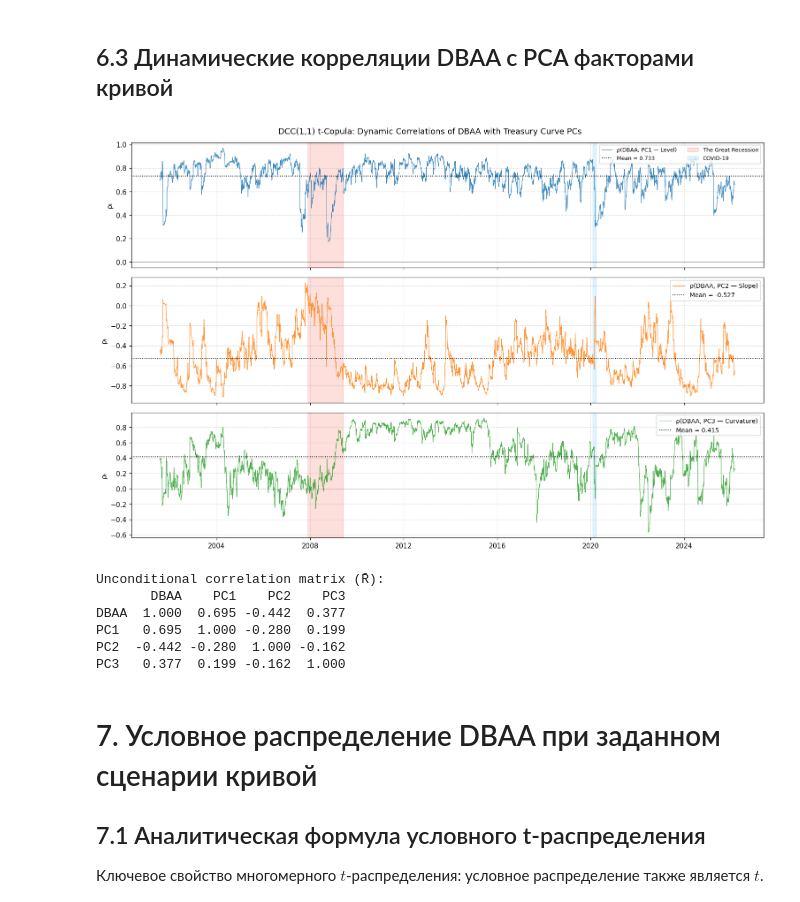
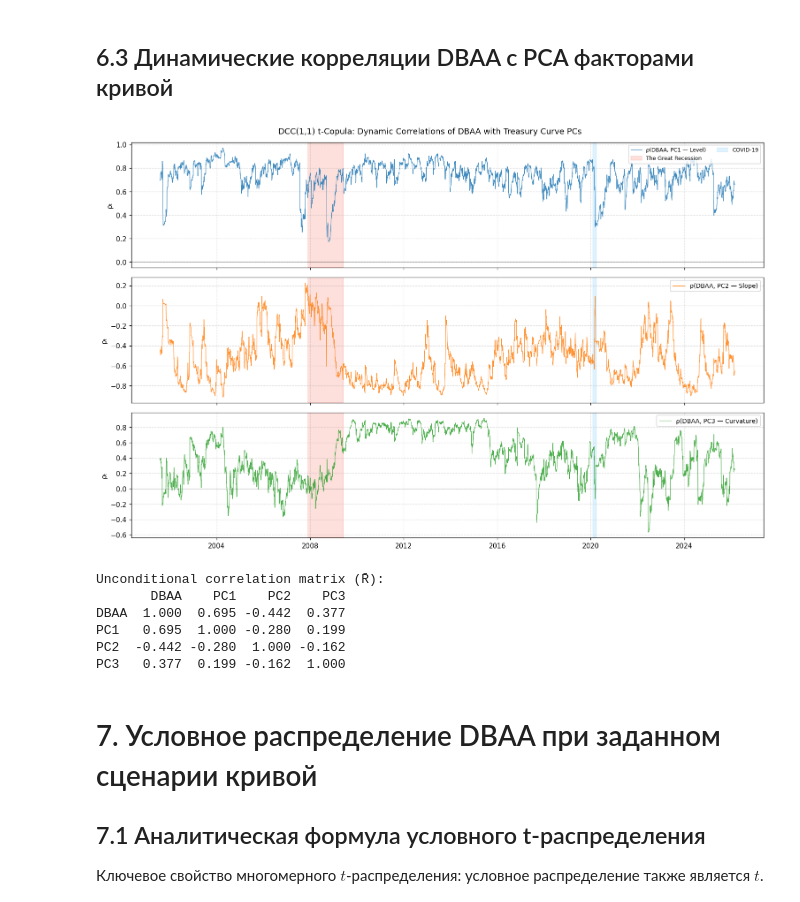
Before and after one commit to princebelkovetz/credit-market-risk, a Jupyter notebook: research/term_structure_copula.ipynb, the cells around one changed output. Saved outputs shown, nothing was run; the diff lists cells and outputs as text; code cells hidden in the pictures.

Commit message:
Small fixes of plots

```diff
--- a/research/term_structure_copula.ipynb
+++ b/research/term_structure_copula.ipynb
@@ -628,36 +628,35 @@ rho_dbaa_pc1 = R_seq[:, 0, 1]
 rho_dbaa_pc2 = R_seq[:, 0, 2]
 rho_dbaa_pc3 = R_seq[:, 0, 3]
 
 fig, axes = plt.subplots(3, 1, figsize=(14, 9), sharex=True)
 
 corr_pairs = [
     (rho_dbaa_pc1, 'ρ(DBAA, PC1 — Level)',    'tab:blue'),
     (rho_dbaa_pc2, 'ρ(DBAA, PC2 — Slope)',    'tab:orange'),
     (rho_dbaa_pc3, 'ρ(DBAA, PC3 — Curvature)', 'tab:green'),
 ]
 
+
 for ax, (rho, label, color) in zip(axes, corr_pairs):
     ax.plot(dates, rho, color=color, linewidth=0.8, alpha=0.85, label=label)
-    ax.axhline(rho.mean(), color='black', linestyle=':', linewidth=1.2,
-               label=f'Mean = {rho.mean():.3f}')
     ax.axhline(0, color='black', linewidth=0.5, alpha=0.4)
     ax.set_ylabel('ρₜ')
     ax.legend(loc='upper right', fontsize=9)
     ax.grid(True, linestyle='--', alpha=0.4)
     for s, e, c, n in crises:
         ax.axvspan(pd.Timestamp(s), pd.Timestamp(e), color=c, alpha=0.25,
                    label=n if ax is axes[0] else '_nolegend_')
 
 axes[0].legend(loc='upper right', fontsize=8, ncol=2)
 plt.suptitle('DCC(1,1) t-Copula: Dynamic Correlations of DBAA with Treasury Curve PCs',
              fontsize=12)
 plt.tight_layout()
 plt.show()
 
 print("\nUnconditional correlation matrix (R̄):")
 print(pd.DataFrame(Q_bar_hat, index=VARS, columns=VARS).round(3))
 # %% [output]
-[figure, old version]
+[figure, new version]
 Unconditional correlation matrix (R̄):
        DBAA    PC1    PC2    PC3
 DBAA  1.000  0.695 -0.442  0.377
```
Also changed, not shown: parts of 2 cells of this notebook.
